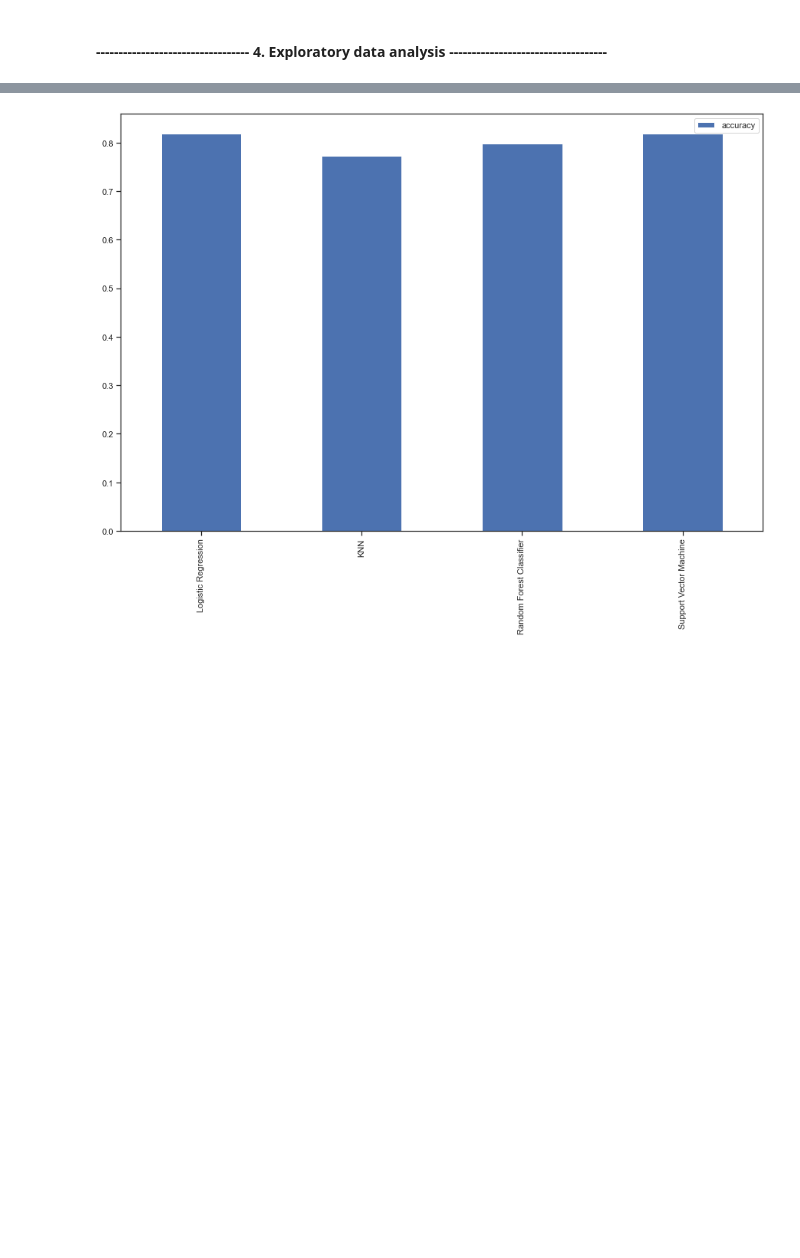
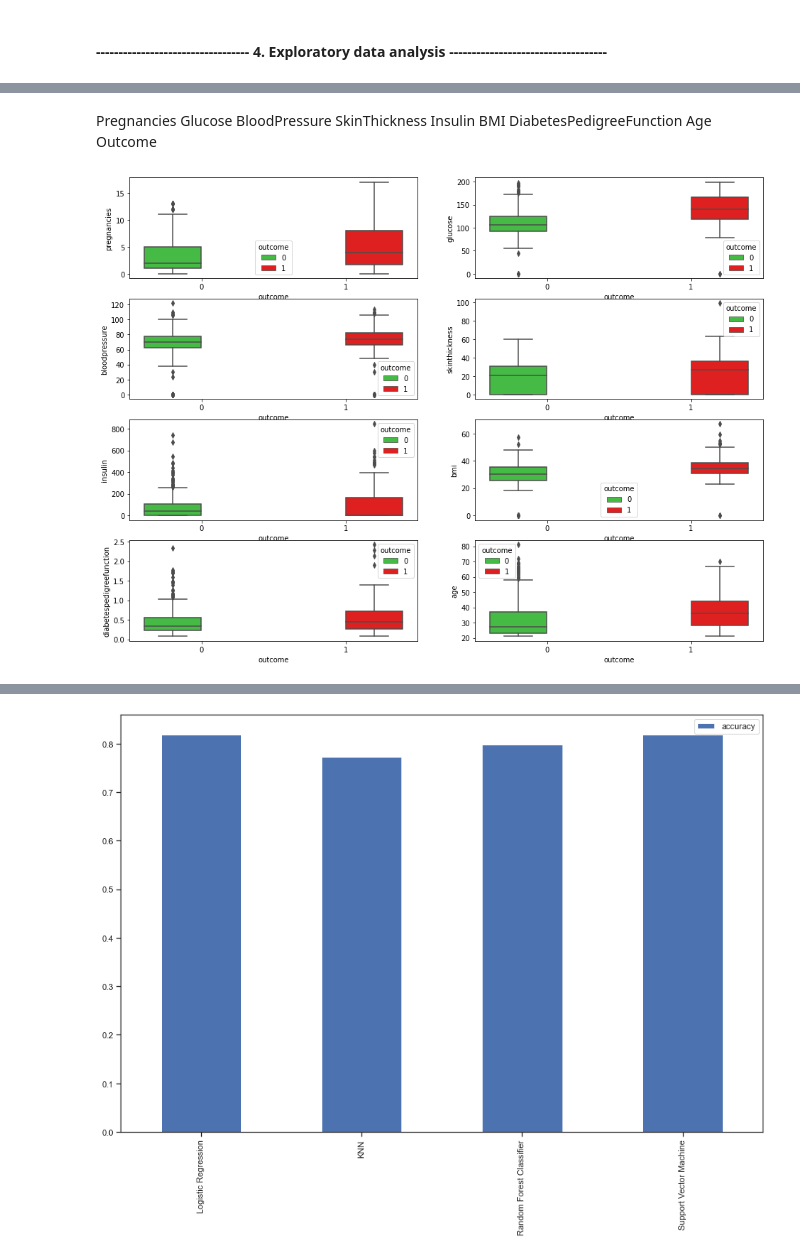
Before and after one commit to MattithyahuData/P7-Diabetes-Prediction, a Jupyter notebook: Code/P7 Code.ipynb, the cells around one changed output, grey strips where cells are left out. Drawn from its saved outputs; the diff is of its cells as text; code cells hidden in the pictures; blank space fills up the shorter version.

```diff
--- a/Code/P7 Code.ipynb
+++ b/Code/P7 Code.ipynb
@@ -200,0 +263,16 @@ We are going to train our model on 4 algorithms
+# %% [markdown]
+Pregnancies	Glucose	BloodPressure	SkinThickness	Insulin	BMI	DiabetesPedigreeFunction	Age	Outcome
+# %%
+# Relations based on the continuous data attributes
+fig, axarr = plt.subplots(4, 2,facecolor='white',figsize=(16,12)) # Setting number of plots by column and row
+sns.boxplot(y='pregnancies',x = 'outcome', hue = 'outcome',data = data, ax=axarr[0][0])
+sns.boxplot(y='glucose',x = 'outcome', hue = 'outcome',data = data , ax=axarr[0][1])
+sns.boxplot(y='bloodpressure',x = 'outcome', hue = 'outcome',data = data, ax=axarr[1][0])
+sns.boxplot(y='skinthickness',x = 'outcome', hue = 'outcome',data = data, ax=axarr[1][1])
+sns.boxplot(y='insulin',x = 'outcome', hue = 'outcome',data = data, ax=axarr[2][0])
+sns.boxplot(y='bmi',x = 'outcome', hue = 'outcome',data = data, ax=axarr[2][1])
+sns.boxplot(y='diabetespedigreefunction',x = 'outcome', hue = 'outcome',data = data, ax=axarr[3][0])
+sns.boxplot(y='age',x = 'outcome', hue = 'outcome',data = data , ax=axarr[3][1])
+plt.savefig('../images/boxplots.png')
+# %% [output]
+[figure, added]
```
Also changed, not shown: parts of 66 cells of this notebook, 9 other files.
